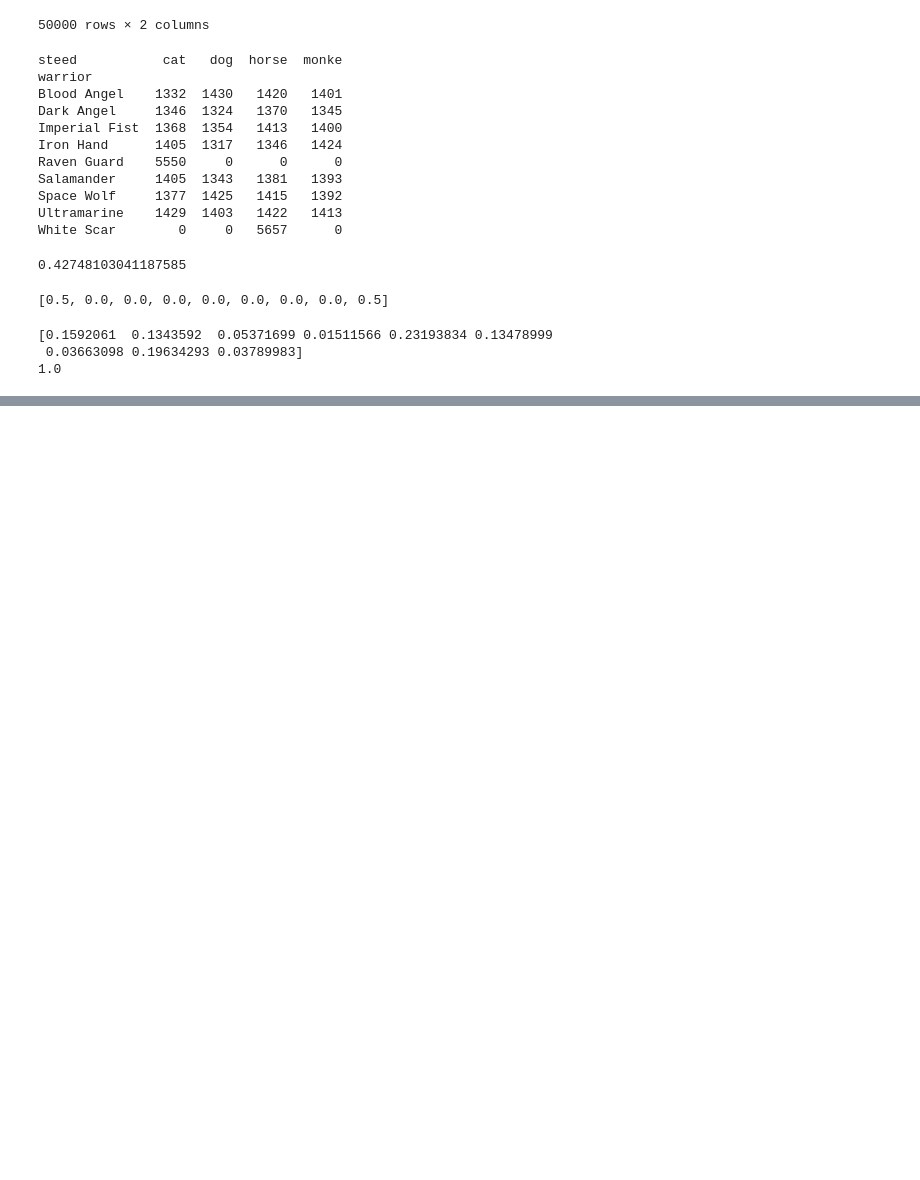
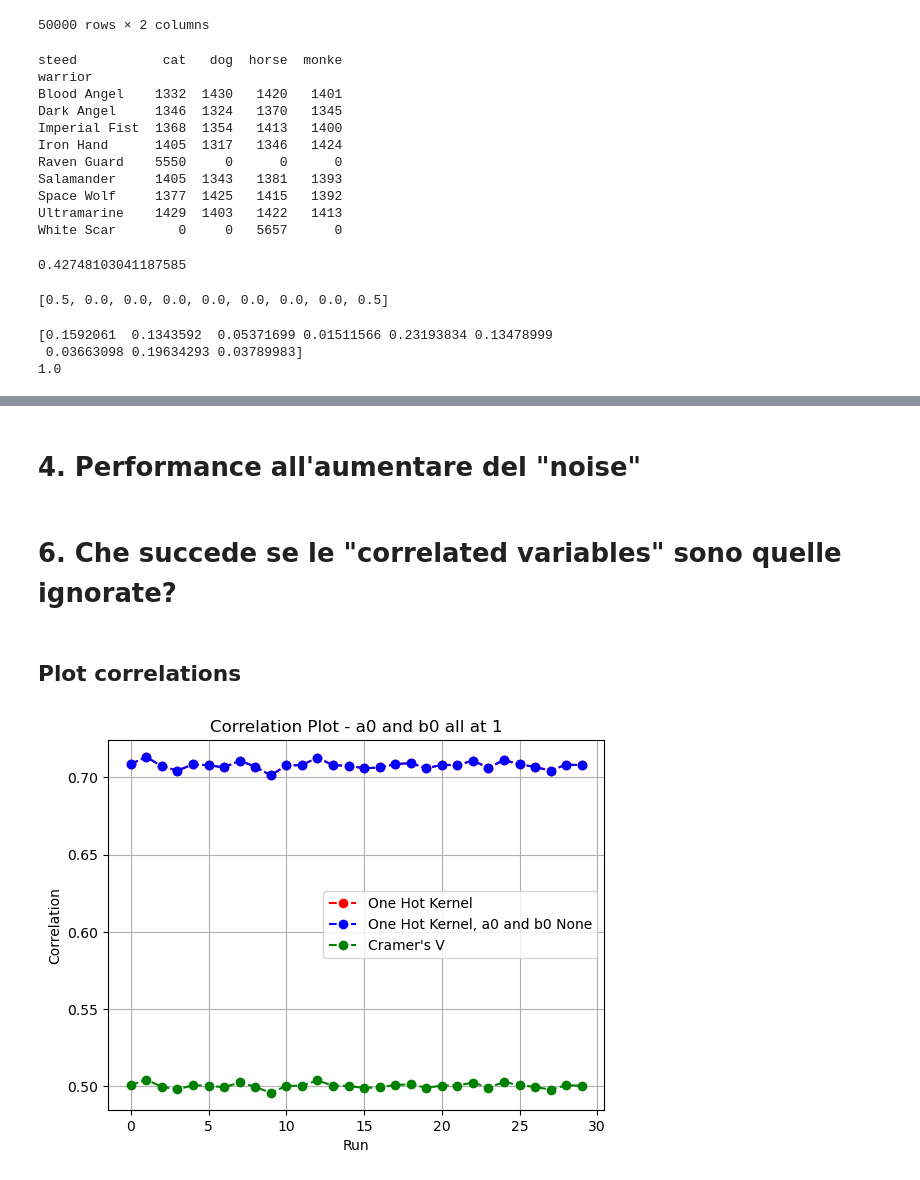
Before and after one commit to Mars4269/cFair-one-hot-kernel, a Jupyter notebook: old_things.ipynb, the cells around one changed output, grey strips where cells are left out. Drawn from its saved outputs; the diff is of its cells as text; code cells hidden in the pictures; blank space fills up the shorter version.

```diff
--- a/old_things.ipynb
+++ b/old_things.ipynb
@@ -539,0 +618,4 @@ print(x.sum())
+# %% [markdown]
+# 4. Performance all'aumentare del "noise"
+# %% [markdown]
+# 6. Che succede se le "correlated variables" sono quelle ignorate?
@@ -539,0 +666,18 @@ print(x.sum())
+# %% [markdown]
+## Plot correlations
+# %%
+correlations = [res['correlation'] for res in results]
+correlations_none = [res['correlation_none'] for res in results]
+cramers = [res['cramers_v'] for res in results]
+
+plt.plot(correlations, marker='o', linestyle='--', color='r', label='One Hot Kernel')
+plt.plot(correlations_none, marker='o', linestyle='--', color='b', label='One Hot Kernel, a0 and b0 None')
+plt.plot(cramers, marker='o', linestyle='--', color='g', label='Cramer\'s V')
+plt.title('Correlation Plot - a0 and b0 all at 1')
+plt.xlabel('Run')
+plt.ylabel('Correlation')
+plt.legend()
+plt.grid(True)
+plt.show()
+# %% [output]
+[figure, added]
```
Also changed, not shown: parts of 25 cells of this notebook.
